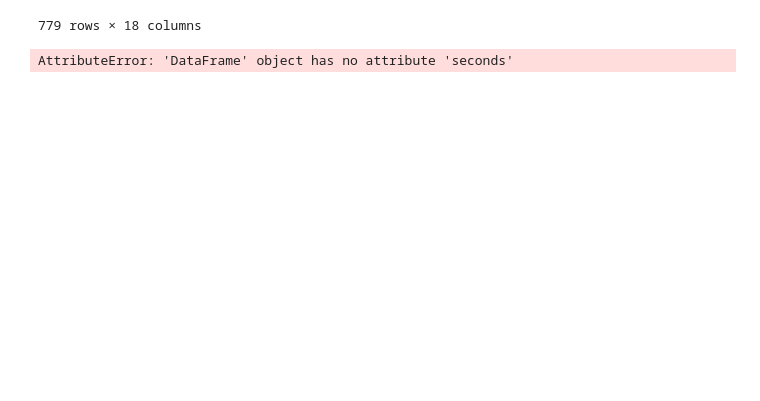
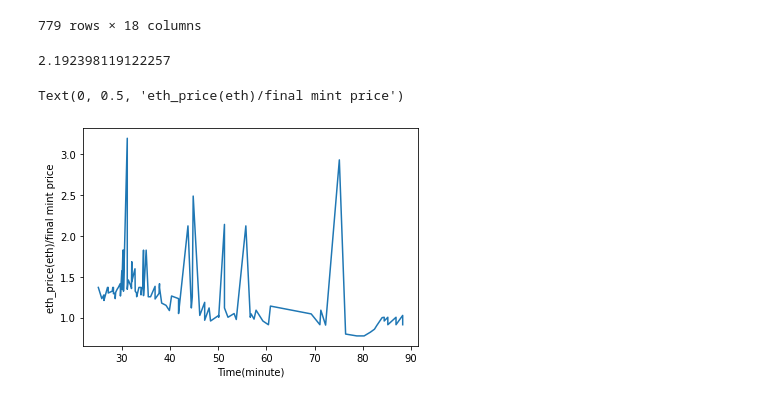
Before and after one commit to jeyanderson/artblocks_nft_momemtum_analysis, a Jupyter notebook: sales_analytics/sales_evolution/python_csv_visualiser.ipynb, the cells around one changed output. Drawn from its saved outputs; the diff is of its cells as text; code cells hidden in the pictures; blank space fills up the shorter version.

```diff
--- a/sales_analytics/sales_evolution/python_csv_visualiser.ipynb
+++ b/sales_analytics/sales_evolution/python_csv_visualiser.ipynb
@@ -70,15 +61,20 @@ df_new = df_new.resample('3T').sum()
 # %%
+mintStart = datetime.strptime("2022-07-27 17:00:00", '%Y-%m-%d %H:%M:%S')
+endDate = datetime.strptime("2022-07-27 18:30:00", '%Y-%m-%d %H:%M:%S')
+collection_size = 500
 df_sig2 = df_sig2.loc[(df_sig2['Date'] >= mintStart)]
+df_new=df_sig.loc[(df_sig['Date'] <= endDate)]
+df_new=df_new.loc[(df_sig['Date'] >= mintStart)]
 df_sig2 = df_sig2.loc[(df_sig2['ErrCode'] != 'execution reverted')]
 final_mint_price = df_sig2['Value_IN(ETH)']
-x = (df_new['Date'] - mintStart)
+print(final_mint_price[collection_size])
+x = df_new['Date'] - mintStart
 x = (x.dt.total_seconds() / 60)
 y = (df_new['eth_price'] / final_mint_price[collection_size])
+plt.plot(x, y)
 plt.xlabel('Time(minute)')
 plt.ylabel('eth_price(eth)/final mint price')
-plt.plot(x, y)
-ax = plt.gca()
-ax.set_xscale('log')
-plt.show()
 # %% [output]
-AttributeError: 'DataFrame' object has no attribute 'seconds'
+2.192398119122257
+Text(0, 0.5, 'eth_price(eth)/final mint price')
+[figure, added]
```
Also changed, not shown: parts of 1 cell of this notebook.
